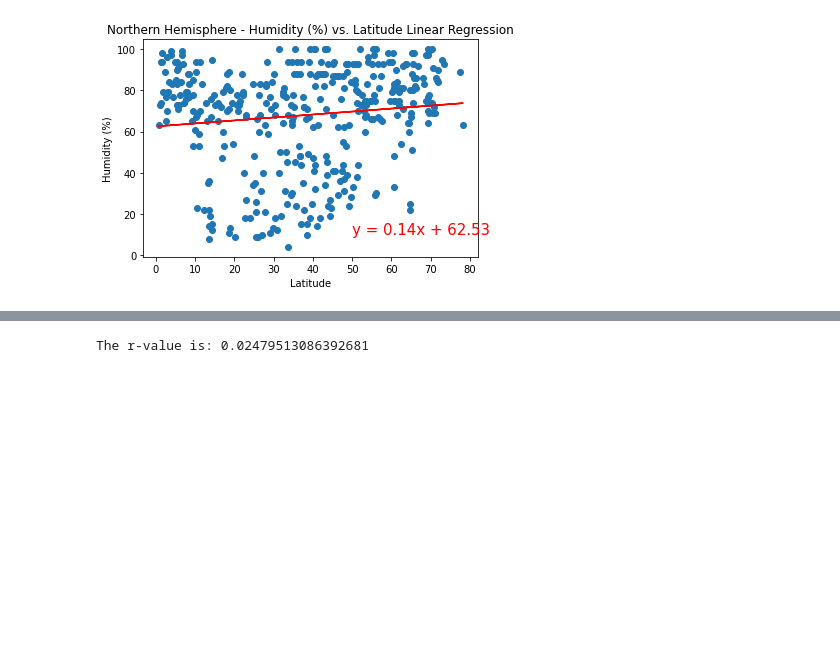
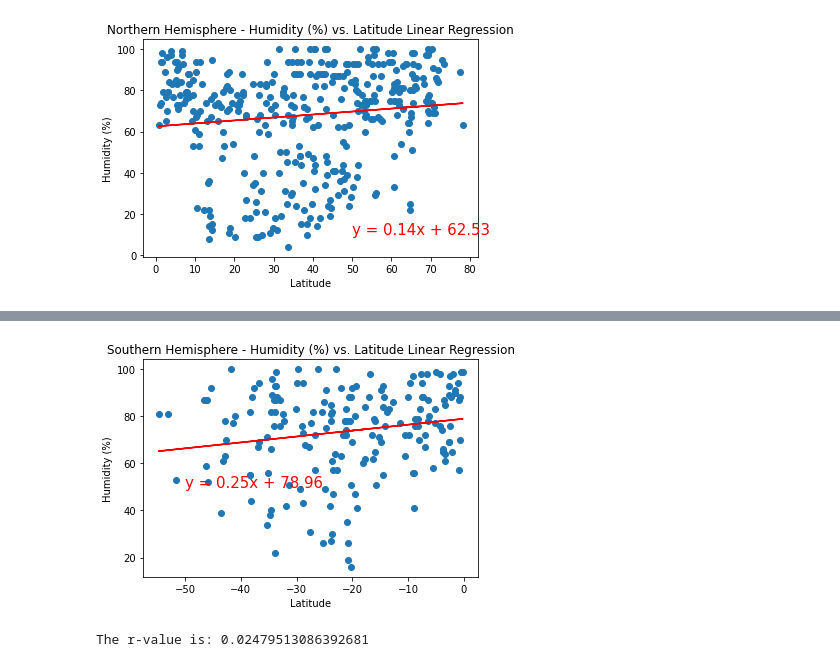
Before and after one commit to leomgarduno/python-api-challenge, a Jupyter notebook: WeatherPy/WeatherPy.ipynb, the cells around one changed output, grey strips where cells are left out. Saved outputs shown, nothing was run; the diff lists cells and outputs as text; code cells hidden in the pictures; blank space fills up the shorter version.

Commit message:
correction in regression for humidity

```diff
--- a/WeatherPy/WeatherPy.ipynb
+++ b/WeatherPy/WeatherPy.ipynb
@@ -292,7 +292,7 @@ The r-value is: 0.11989730995074403
 #Southern Hemisphere - Humidity vs. Latitude Linear Regression
 x = southern_df["Lat"]
 y = southern_df["Humidity"]
-plt.ylabel("Humidity (%))
+plt.ylabel("Humidity (%)")
 plt.title("Southern Hemisphere - Humidity (%) vs. Latitude Linear Regression")
 linear_regression(x, y, -50, 50)
 # %% [output]
@@ -300,3 +300,4 @@ SyntaxError: EOL while scanning string literal (<ipython-input-141-8430fb3f275b>
+[figure, added]
 # %%
 #Northern Hemisphere -Cloudiness vs. Latitude Linear Regression
 x = northern_df["Lat"]
```
Also changed, not shown: parts of 1 cell of this notebook.
